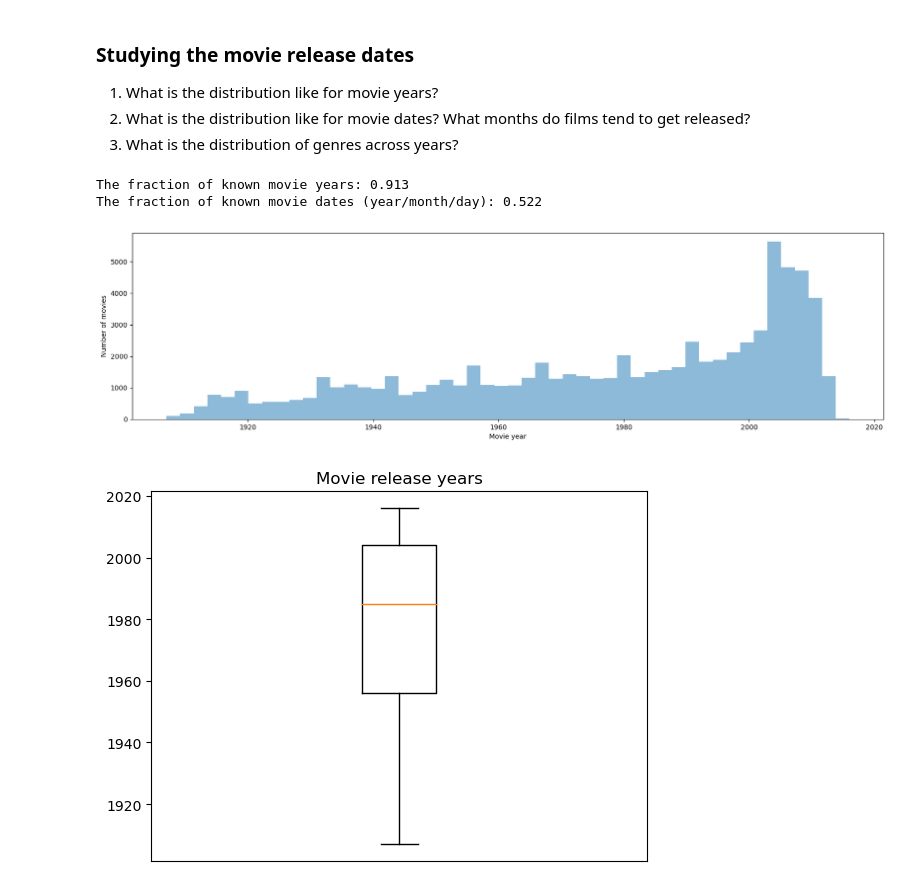
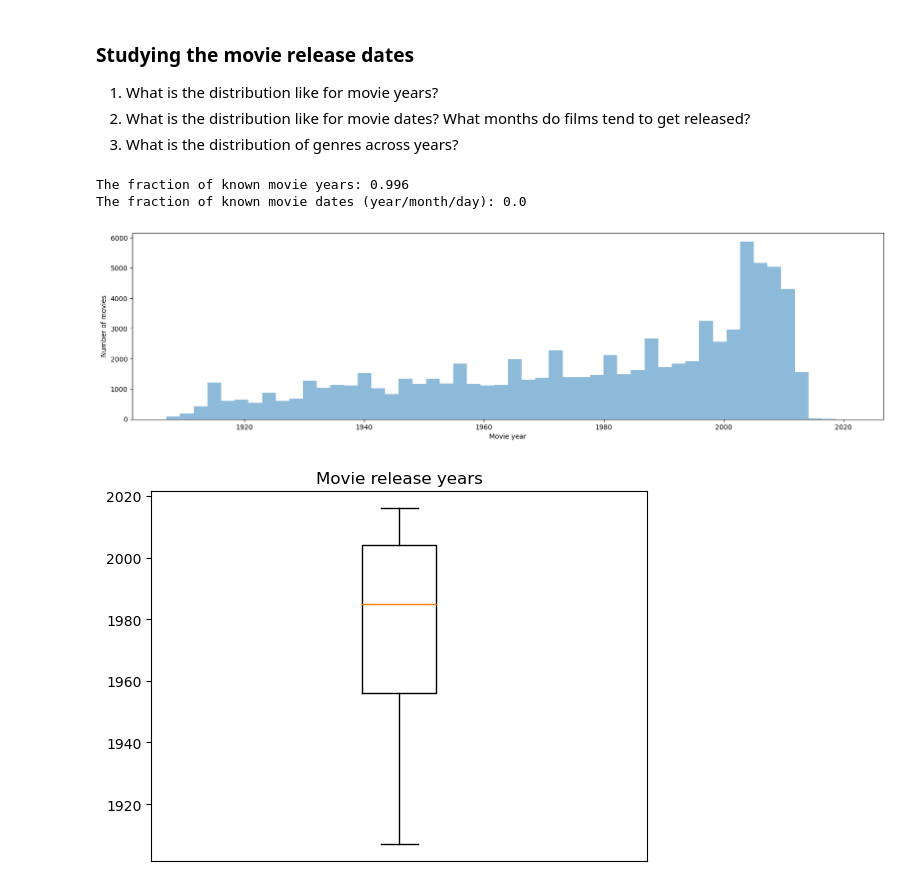
Before and after one commit to epfl-ada/ada-2024-project-madayam, a Jupyter notebook: notebooks/eda.ipynb, the cells around one changed output. Drawn from its saved outputs; the diff is of its cells as text; code cells hidden in the pictures.

Commit message:
Added the whole dataset to eda, need to do in-place cleaning and rename the columns

```diff
--- a/notebooks/eda.ipynb
+++ b/notebooks/eda.ipynb
@@ -22,7 +22,8 @@ data_folder = '../Data/MovieSummaries/'
 # Load movie metadata
 column_names = ['Wikipedia_movie_ID', 'Freebase_movie_ID', 'movie_name', 'movie_year', 'movie_revenue', 'movie_runtime', 'movie_languages', 'movie_countries', 'movie_genres']
 tsv_file_movie = data_folder + 'movie.metadata.tsv'
-df_movies = pd.read_table(tsv_file_movie, sep='\t', names=column_names)
+# df_movies = pd.read_table(tsv_file_movie, sep='\t', names=column_names)
+df_movies = pd.read_csv('/Users/mariayuffa/Documents/EPFL Master Neuro-X/Applied Data Analysis/enrich_movie_data.csv')
 # %%
 df_movies
 # %% [output]
@@ -138,40 +158,45 @@ def get_movie_year(movie_year, lower_bound=1906, upper_bound=2025, typo_bound=10
             return str(int(new_movie_year) + 1000)
         else:
             return None
+
+    elif type(movie_year) == int:
+        if movie_year > lower_bound and movie_year < upper_bound:
+            return movie_year
     else:
         return None
 
 def get_movies_with_dates(movie_date):
     if type(movie_date) == str:
         if len(movie_date) > 4:
             return movie_date
 
-movie_years_only = df_movies["movie_year"].apply(lambda x: get_movie_year(x, lower_bound=1906, upper_bound=2025))
+
+movie_years_only = df_movies["cmu_year"].dropna().astype(int).apply(lambda x: get_movie_year(x, lower_bound=1906, upper_bound=2025))
 print(f"The fraction of known movie years: {round(len(movie_years_only.dropna())/len(movie_years_only),3)}")
 
-movie_dates = df_movies["movie_year"].apply(get_movies_with_dates)
+movie_dates = df_movies["cmu_year"].dropna().astype(int).apply(get_movies_with_dates)
 print(f"The fraction of known movie dates (year/month/day): {round(len(movie_dates.dropna())/len(movie_dates),3)}")
 
 #movie_years_only.dropna().value_counts().sort_index().plot(kind='bar', figsize=(20,5), title='Movies by year', xlabel='Year', ylabel='Number of movies')
 plt.figure(figsize=(20, 5))
 plt.hist(movie_years_only.dropna().astype(int), bins=50, alpha=0.5)
 plt.xlabel("Movie year")
 plt.ylabel("Number of movies")
 plt.show()
 # df_movie_years_only = pd.DataFrame(movie_years_only.dropna().astype(int).value_counts(), columns=["count"]).reset_index()
 # plt.figure(figsize=(20, 5))
 # sns.barplot(x="movie_year", y="count", data=df_movie_years_only)
 # plt.xticks(rotation=90)
 # plt.xlim(0, len(df_movie_years_only))
 # plt.xlabel("Movie year")
 # plt.ylabel("Number of movies")
 # plt.title("Distribution of movie years")
 # plt.tight_layout()
 # plt.show()
 # %% [output]
-The fraction of known movie years: 0.913
-The fraction of known movie dates (year/month/day): 0.522
+The fraction of known movie years: 0.996
+The fraction of known movie dates (year/month/day): 0.0
-[figure, old version]
+[figure, new version]
 # %%
 plt.boxplot(movie_years_only.dropna().astype(int))
 plt.xticks([])
```
Also changed, not shown: parts of 3 cells of this notebook.
